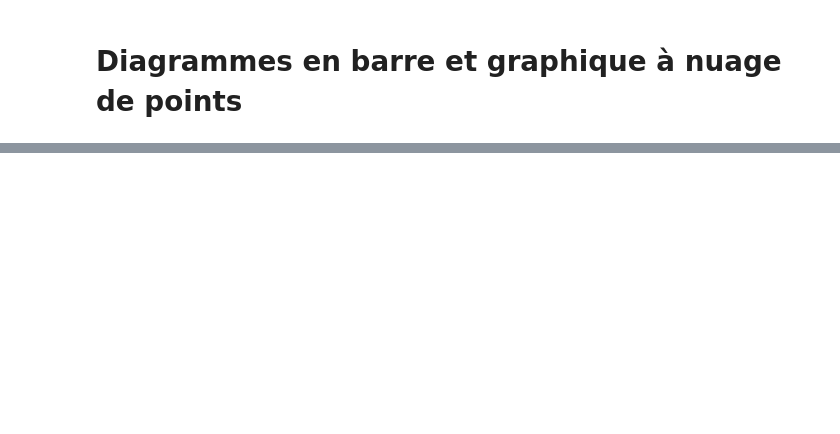
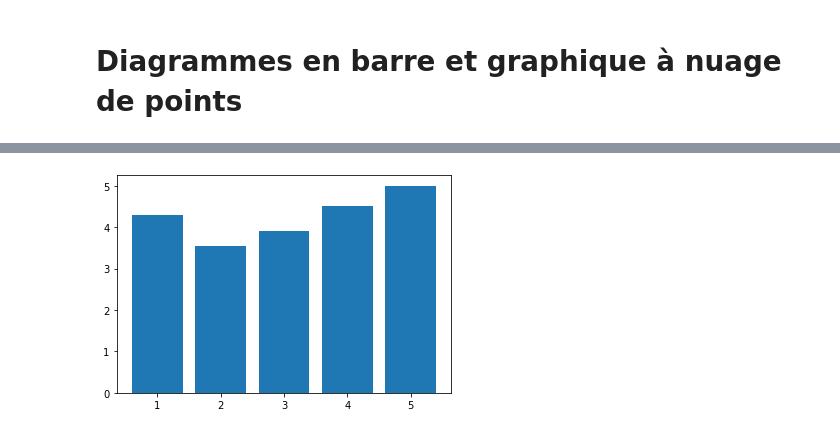
Before and after one commit to brunoharlein/pandas_is_cool, a Jupyter notebook: Cours Pandas.ipynb, the cells around one changed output, grey strips where cells are left out. Cells and saved outputs as stored; diff of their text form; code cells hidden in the pictures; blank space fills up the shorter version.

```diff
--- a/Cours Pandas.ipynb
+++ b/Cours Pandas.ipynb
@@ -3109,0 +3182,7 @@ plt.show()
+# %%
+# Position du coté gauche de chaque barre --) [1, 2, 3, 4, 5]
+# Nous voulons 5 barres
+
+from numpy import arange
+
+bar_positions = arange(5) + 1
@@ -3109,0 +3196,10 @@ plt.show()
+# %%
+fig, ax = plt.subplots()
+
+ax.bar(bar_positions, bar_heights)
+# ax.bar(bar_positions, bar_heights, 1.5) ==) largeur des barres
+# Par défaut c'est 0.8, à 1.5 elles seront trop large
+
+plt.show()
+# %% [output]
+[figure, added]
```
Also changed, not shown: parts of 26 cells of this notebook.
